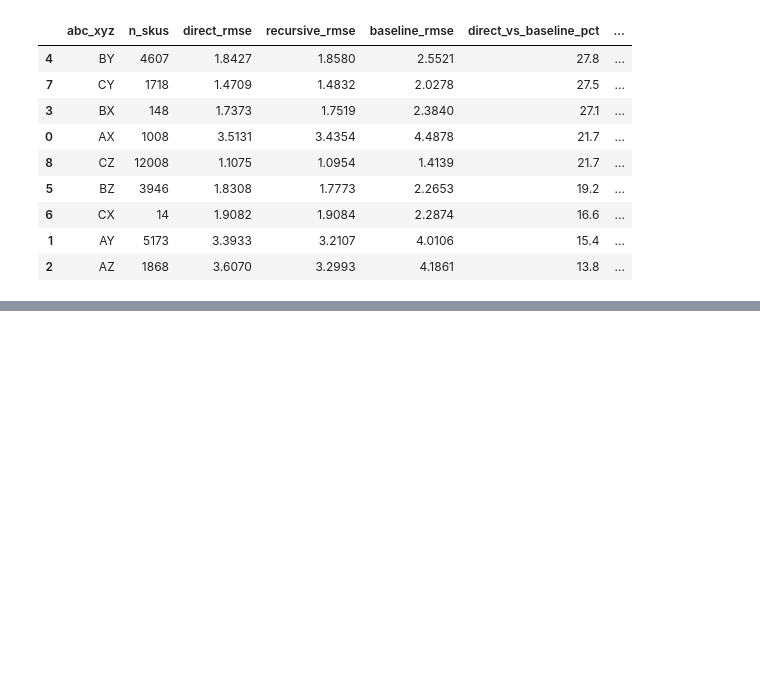
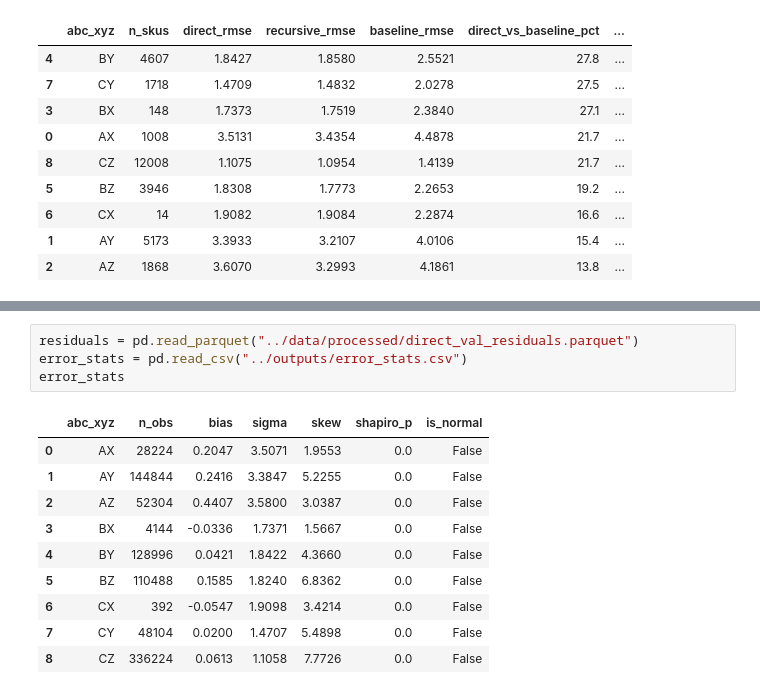
Before and after one commit to msburns24/sc-demand-forecasting, a Jupyter notebook: notebooks/05-evaluation.ipynb, the cells around one changed output, grey strips where cells are left out. Drawn from its saved outputs; the diff is of its cells as text; blank space fills up the shorter version.

```diff
--- a/notebooks/05-evaluation.ipynb
+++ b/notebooks/05-evaluation.ipynb
@@ -130,0 +142,15 @@ table[lift_cols].sort_values("direct_vs_baseline_pct", ascending=False)
+# %%
+residuals = pd.read_parquet("../data/processed/direct_val_residuals.parquet")
+error_stats = pd.read_csv("../outputs/error_stats.csv")
+error_stats
+# %% [output]
+|  | abc_xyz | n_obs | bias | sigma | skew | shapiro_p | is_normal |
+| 0 | AX | 28224 | 0.2047 | 3.5071 | 1.9553 | 0.0 | False |
+| 1 | AY | 144844 | 0.2416 | 3.3847 | 5.2255 | 0.0 | False |
+| 2 | AZ | 52304 | 0.4407 | 3.5800 | 3.0387 | 0.0 | False |
+| 3 | BX | 4144 | -0.0336 | 1.7371 | 1.5667 | 0.0 | False |
+| 4 | BY | 128996 | 0.0421 | 1.8422 | 4.3660 | 0.0 | False |
+| 5 | BZ | 110488 | 0.1585 | 1.8240 | 6.8362 | 0.0 | False |
+| 6 | CX | 392 | -0.0547 | 1.9098 | 3.4214 | 0.0 | False |
+| 7 | CY | 48104 | 0.0200 | 1.4707 | 5.4898 | 0.0 | False |
+| 8 | CZ | 336224 | 0.0613 | 1.1058 | 7.7726 | 0.0 | False |
```
Also changed, not shown: parts of 4 cells of this notebook, 8 other files.
